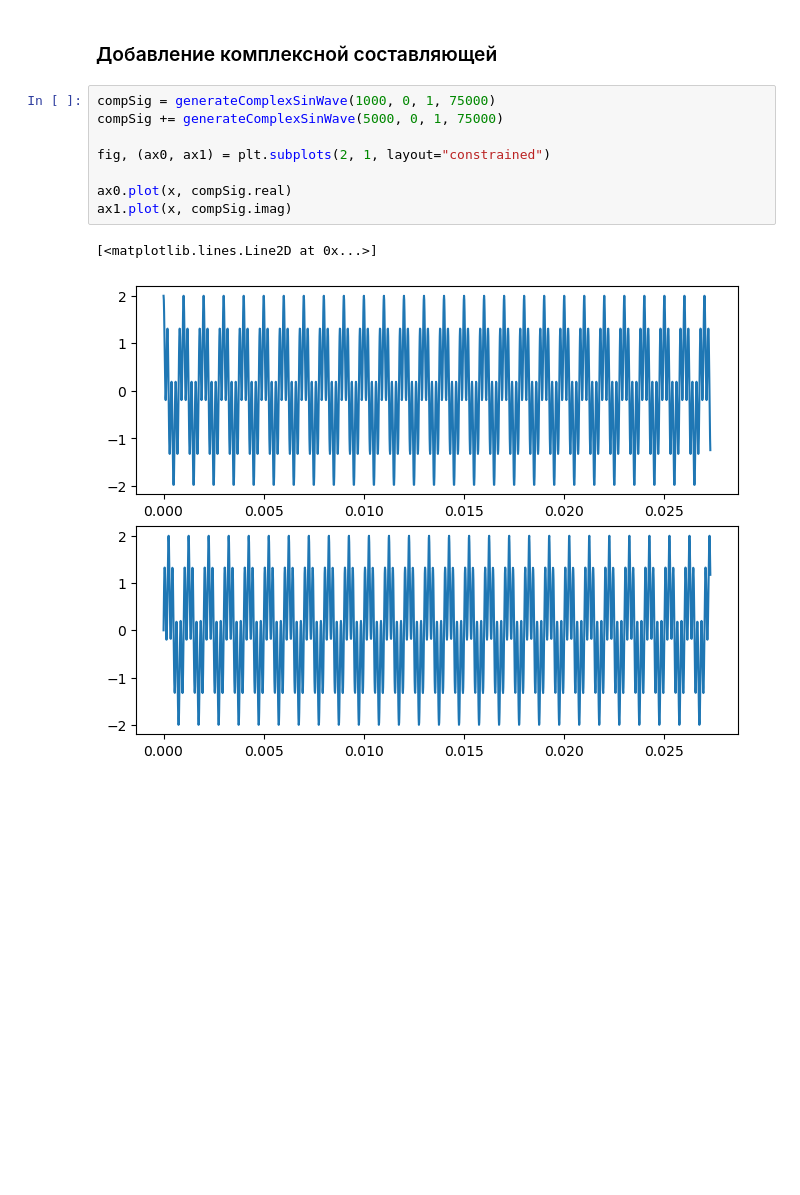
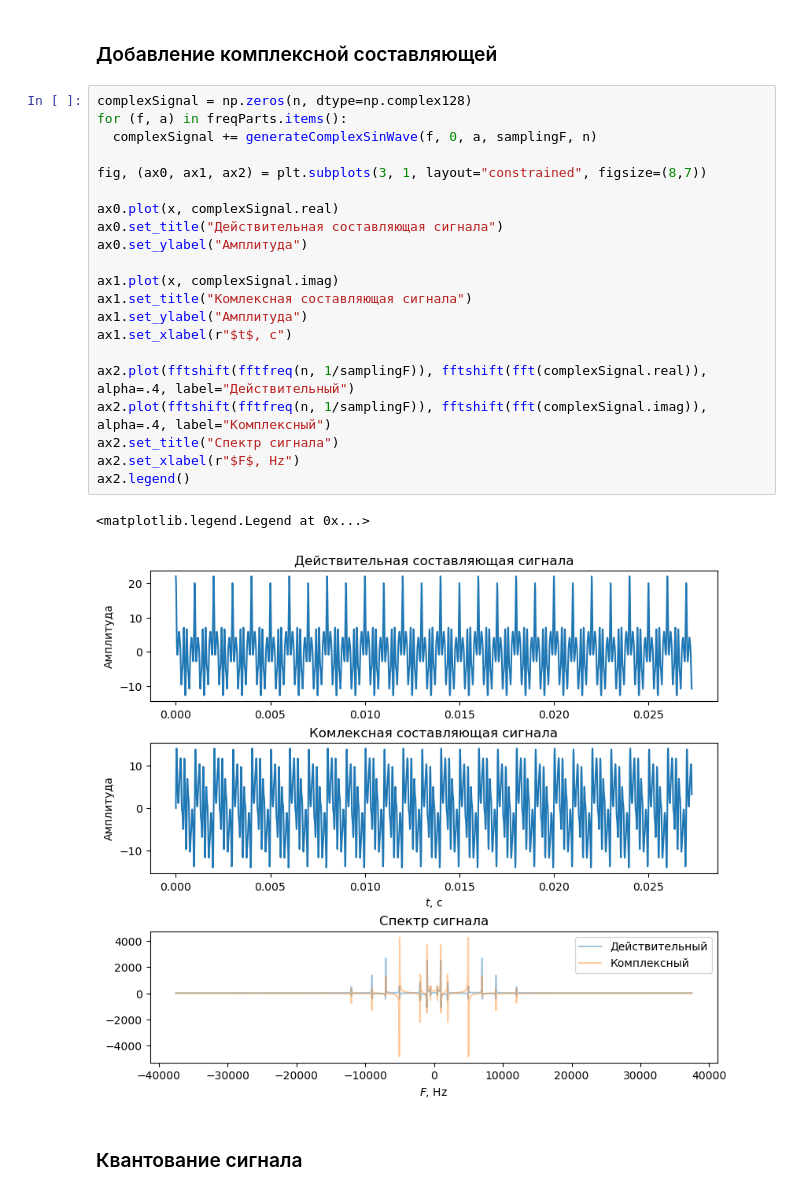
Before and after one commit to Otkuda/rtl-fir-filter, a Jupyter notebook: model/plots.ipynb, the cells around one changed output. Cells and saved outputs as stored; diff of their text form; blank space fills up the shorter version.

```diff
--- a/model/plots.ipynb
+++ b/model/plots.ipynb
@@ -186,14 +184,29 @@ Text(0.5, 1.0, 'Переходная характеристика фильтра
 # %% [markdown]
 ### Добавление комплексной составляющей
 # %%
-compSig = generateComplexSinWave(1000, 0, 1, 75000)
-compSig += generateComplexSinWave(5000, 0, 1, 75000)
+complexSignal = np.zeros(n, dtype=np.complex128)
+for (f, a) in freqParts.items():
+  complexSignal += generateComplexSinWave(f, 0, a, samplingF, n)
 
-fig, (ax0, ax1) = plt.subplots(2, 1, layout="constrained")
+fig, (ax0, ax1, ax2) = plt.subplots(3, 1, layout="constrained", figsize=(8,7))
 
-ax0.plot(x, compSig.real)
-ax1.plot(x, compSig.imag)
+ax0.plot(x, complexSignal.real)
+ax0.set_title("Действительная составляющая сигнала")
+ax0.set_ylabel("Амплитуда")
+
+ax1.plot(x, complexSignal.imag)
+ax1.set_title("Комлексная составляющая сигнала")
+ax1.set_ylabel("Амплитуда")
+ax1.set_xlabel(r"$t$, c")
+
+ax2.plot(fftshift(fftfreq(n, 1/samplingF)), fftshift(fft(complexSignal.real)), alpha=.4, label="Действительный")
+ax2.plot(fftshift(fftfreq(n, 1/samplingF)), fftshift(fft(complexSignal.imag)), alpha=.4, label="Комплексный")
+ax2.set_title("Спектр сигнала")
+ax2.set_xlabel(r"$F$, Hz")
+ax2.legend()
 # %% [output]
-[<matplotlib.lines.Line2D at 0x...>]
+<matplotlib.legend.Legend at 0x...>
-[figure, old version]
+[figure, new version]
+# %% [markdown]
+### Квантование сигнала
 # %%
```
Also changed, not shown: parts of 14 cells of this notebook.
